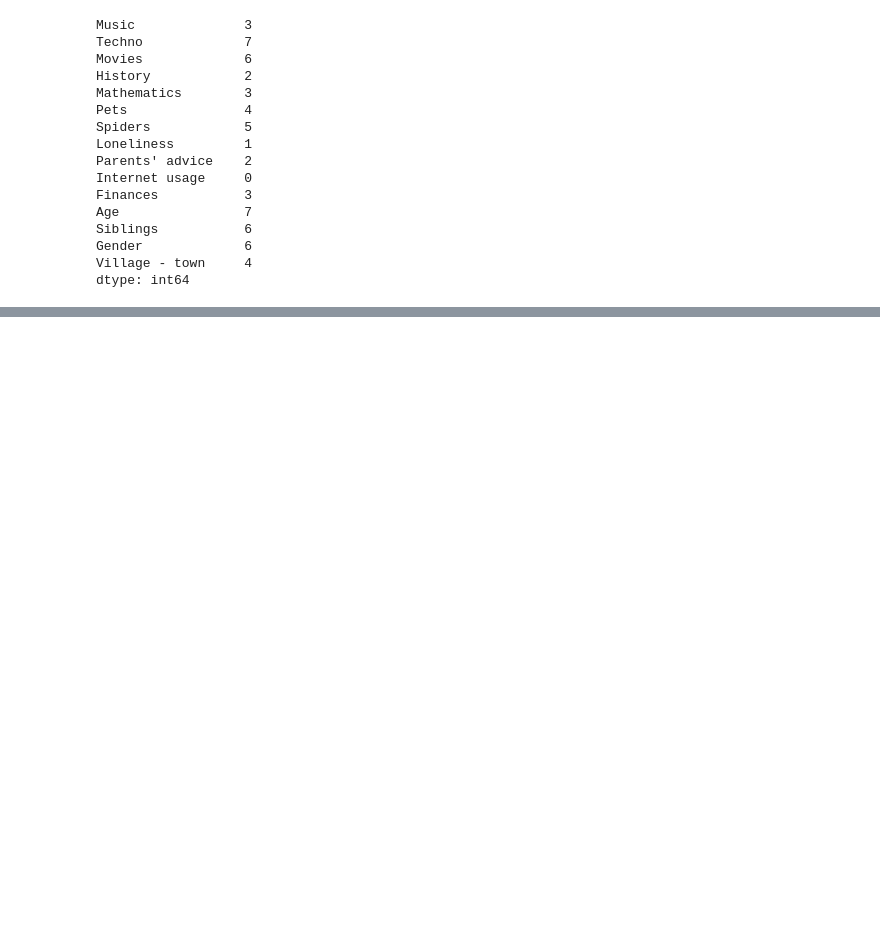
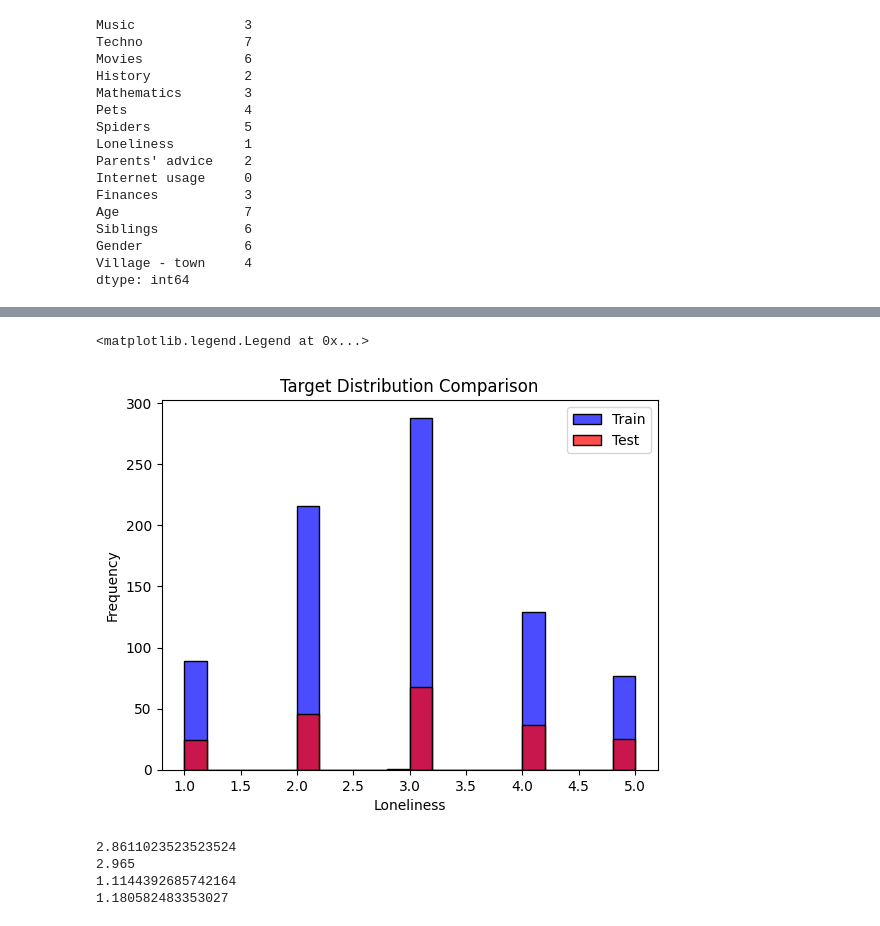
Before and after one commit to SnowSE/project-preprocessing-cody-1, a Jupyter notebook: project.ipynb, the cells around one changed output, grey strips where cells are left out. Drawn from its saved outputs; the diff is of its cells as text; code cells hidden in the pictures; blank space fills up the shorter version.

```diff
--- a/project.ipynb
+++ b/project.ipynb
@@ -83,0 +233,29 @@ Name: Loneliness, dtype: float64
+# %%
+from sklearn.model_selection import train_test_split
+
+X = np.array(df.drop(columns=['Loneliness']))
+y = np.array(df['Loneliness'])
+
+test_percentage = 0.20
+
+X_train, X_test, y_train, y_test = train_test_split(X,y, test_size=test_percentage, random_state=15)
+# %%
+sns.histplot(y_train, alpha=0.7, label='Train', color='blue', bins=20)
+sns.histplot(y_test, alpha=0.7, label='Test', color='red', bins=20)
+plt.xlabel('Loneliness')
+plt.ylabel('Frequency')
+plt.title('Target Distribution Comparison')
+plt.legend()
+# %% [output]
+<matplotlib.legend.Legend at 0x...>
+[figure, added]
+# %%
+print(np.mean(y_train))
+print(np.mean(y_test))
+print(np.std(y_train))
+print(np.std(y_test))
+# %% [output]
+2.8611023523523524
+2.965
+1.1144392685742164
+1.180582483353027
```
Also changed, not shown: parts of 35 cells of this notebook.
